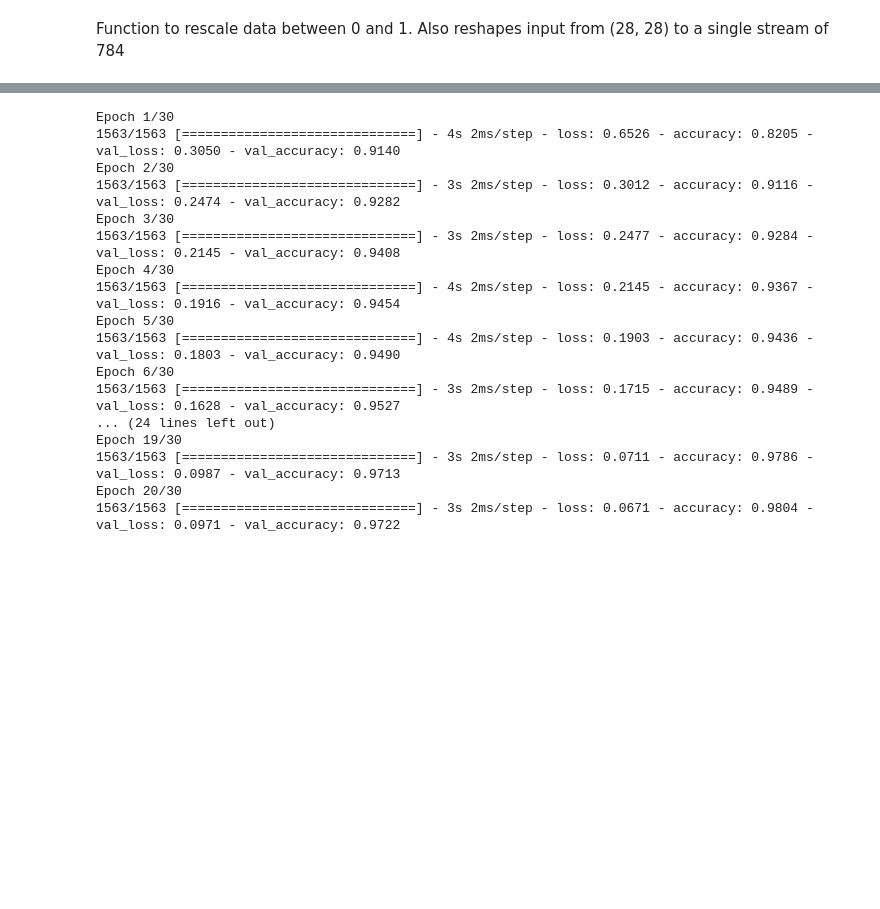
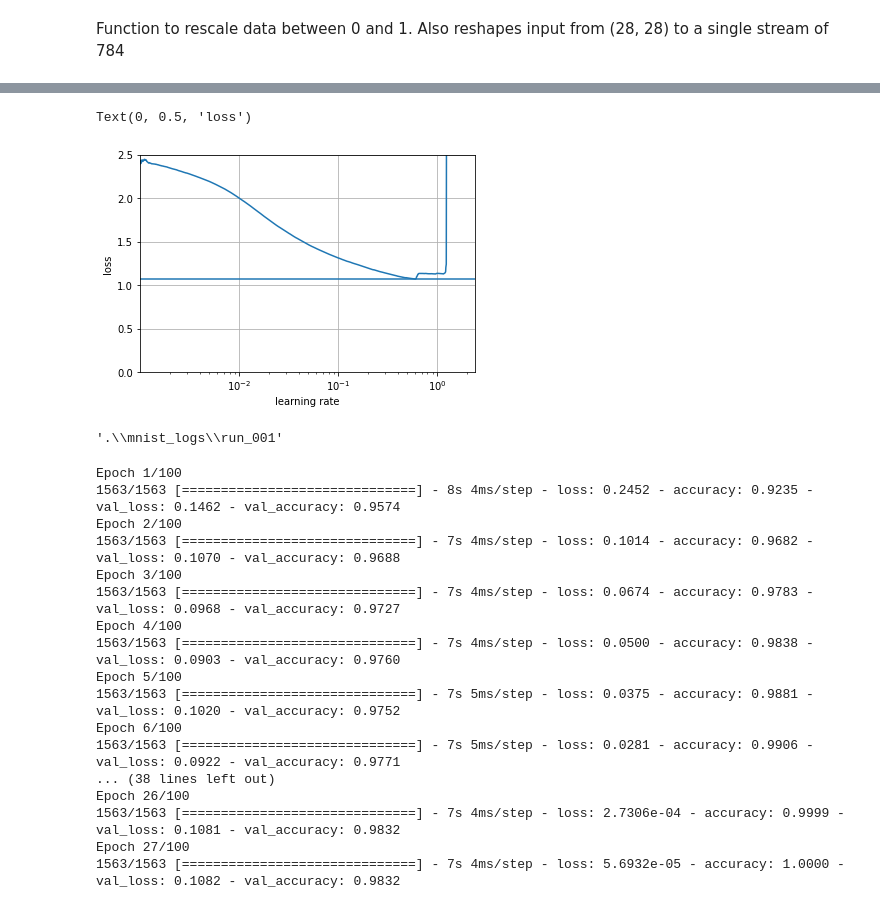
Before and after one commit to anderseline/TensorFlowLearning, a Jupyter notebook: BookExercises/Chapter10/Ch10AppendixExercise.ipynb, the cells around one changed output, grey strips where cells are left out. Drawn from its saved outputs; the diff is of its cells as text; code cells hidden in the pictures; blank space fills up the shorter version.

```diff
--- a/BookExercises/Chapter10/Ch10AppendixExercise.ipynb
+++ b/BookExercises/Chapter10/Ch10AppendixExercise.ipynb
@@ -22,0 +36,12 @@ X_train, X_valid, X_test = app_norm(X_train), app_norm(X_valid), app_norm(X_test
+# %%
+K = keras.backend
+
+class ExponentialLearningRate(keras.callbacks.Callback):
+    def __init__(self, factor):
+        self.factor = factor
+        self.rates = []
+        self.losses = []
+    def on_batch_end(self, batch, logs):
+        self.rates.append(K.get_value(self.model.optimizer.learning_rate))
+        self.losses.append(logs['loss'])
+        K.set_value(self.model.optimizer.learning_rate, self.model.optimizer.learning_rate * self.factor)
@@ -48,2 +75,8 @@ Trainable params: 99,710
 Non-trainable params: 0
 _________________________________________________________________
+# %%
+model.compile(
+    loss='sparse_categorical_crossentropy', optimizer=keras.optimizers.SGD(learning_rate=1e-3), metrics=['accuracy']
+)
+# grow learning rate by 0.5% at each iteration
+expon_lr = ExponentialLearningRate(factor=1.005)
@@ -49,0 +89,11 @@ _________________________________________________________________
+# %%
+plt.plot(expon_lr.rates, expon_lr.losses)
+plt.gca().set_xscale('log')
+plt.hlines(min(expon_lr.losses), min(expon_lr.rates), max(expon_lr.rates))
+plt.axis([min(expon_lr.rates), max(expon_lr.rates), 0, 2.5])
+plt.grid()
+plt.xlabel('learning rate')
+plt.ylabel('loss')
+# %% [output]
+Text(0, 0.5, 'loss')
+[figure, added]
@@ -56,3 +117,9 @@ early_stopping_callback = keras.callbacks.EarlyStopping(patience=10, restore_bes
+# %%
+run_index = 1 # increment at every run
+run_logdir = os.path.join(os.curdir, 'mnist_logs', 'run_{:03d}'.format(run_index))
+run_logdir
+# %% [output]
+'.\\mnist_logs\\run_001'
 # %%
 class Callback(tf.keras.callbacks.Callback):
     def on_epoch_end(self, epoch, logs={}):
@@ -64,22 +134,22 @@ callback = Callback()
 # %%
 history = model.fit(
-    X_train, y_train, epochs=30, validation_data=(X_valid, y_valid), callbacks=[early_stopping_callback, callback]
+    X_train, y_train, epochs=100, validation_data=(X_valid, y_valid), callbacks=[early_stopping_callback, checkpoint_cb, tensorboard_cb]
 )
 # %% [output]
-Epoch 1/30
-1563/1563 [==============================] - 4s 2ms/step - loss: 0.6526 - accuracy: 0.8205 - val_loss: 0.3050 - val_accuracy: 0.9140
-Epoch 2/30
-1563/1563 [==============================] - 3s 2ms/step - loss: 0.3012 - accuracy: 0.9116 - val_loss: 0.2474 - val_accuracy: 0.9282
-Epoch 3/30
-1563/1563 [==============================] - 3s 2ms/step - loss: 0.2477 - accuracy: 0.9284 - val_loss: 0.2145 - val_accuracy: 0.9408
-Epoch 4/30
-1563/1563 [==============================] - 4s 2ms/step - loss: 0.2145 - accuracy: 0.9367 - val_loss: 0.1916 - val_accuracy: 0.9454
-Epoch 5/30
-1563/1563 [==============================] - 4s 2ms/step - loss: 0.1903 - accuracy: 0.9436 - val_loss: 0.1803 - val_accuracy: 0.9490
-Epoch 6/30
-1563/1563 [==============================] - 3s 2ms/step - loss: 0.1715 - accuracy: 0.9489 - val_loss: 0.1628 - val_accuracy: 0.9527
-... (24 lines left out)
-Epoch 19/30
-1563/1563 [==============================] - 3s 2ms/step - loss: 0.0711 - accuracy: 0.9786 - val_loss: 0.0987 - val_accuracy: 0.9713
-Epoch 20/30
-1563/1563 [==============================] - 3s 2ms/step - loss: 0.0671 - accuracy: 0.9804 - val_loss: 0.0971 - val_accuracy: 0.9722
+Epoch 1/100
+1563/1563 [==============================] - 8s 4ms/step - loss: 0.2452 - accuracy: 0.9235 - val_loss: 0.1462 - val_accuracy: 0.9574
+Epoch 2/100
+1563/1563 [==============================] - 7s 4ms/step - loss: 0.1014 - accuracy: 0.9682 - val_loss: 0.1070 - val_accuracy: 0.9688
+Epoch 3/100
+1563/1563 [==============================] - 7s 4ms/step - loss: 0.0674 - accuracy: 0.9783 - val_loss: 0.0968 - val_accuracy: 0.9727
+Epoch 4/100
+1563/1563 [==============================] - 7s 4ms/step - loss: 0.0500 - accuracy: 0.9838 - val_loss: 0.0903 - val_accuracy: 0.9760
+Epoch 5/100
+1563/1563 [==============================] - 7s 5ms/step - loss: 0.0375 - accuracy: 0.9881 - val_loss: 0.1020 - val_accuracy: 0.9752
+Epoch 6/100
+1563/1563 [==============================] - 7s 5ms/step - loss: 0.0281 - accuracy: 0.9906 - val_loss: 0.0922 - val_accuracy: 0.9771
+... (38 lines left out)
+Epoch 26/100
+1563/1563 [==============================] - 7s 4ms/step - loss: 2.7306e-04 - accuracy: 0.9999 - val_loss: 0.1081 - val_accuracy: 0.9832
+Epoch 27/100
+1563/1563 [==============================] - 7s 4ms/step - loss: 5.6932e-05 - accuracy: 1.0000 - val_loss: 0.1082 - val_accuracy: 0.9832
```
Also changed, not shown: parts of 18 cells of this notebook.
